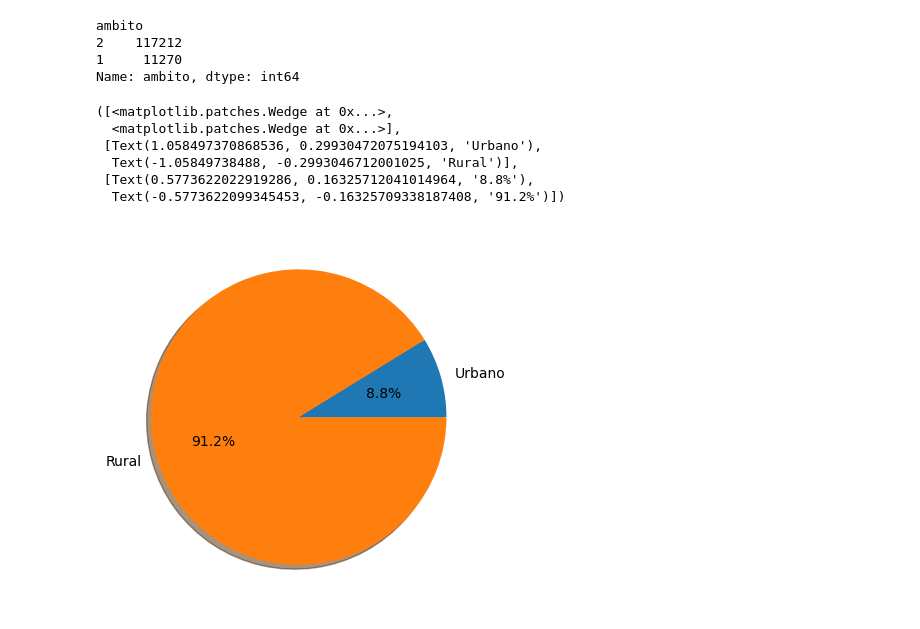
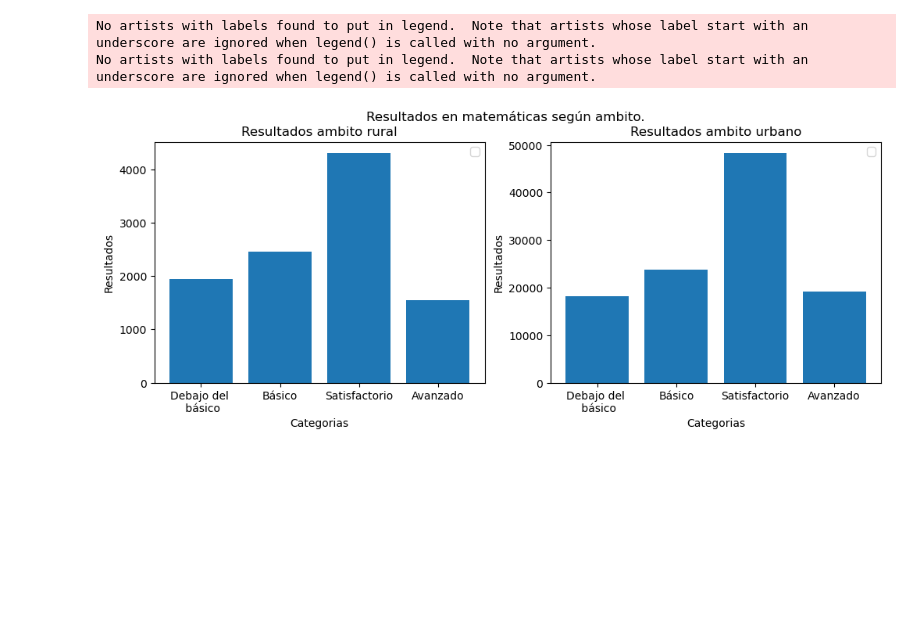
Before and after one commit to FacundoVelazco/TP_CD, a Jupyter notebook: Ejercicio5.ipynb, the cells around one changed output. Drawn from its saved outputs; the diff is of its cells as text; code cells hidden in the pictures; blank space fills up the shorter version.

```diff
--- a/Ejercicio5.ipynb
+++ b/Ejercicio5.ipynb
@@ -3,23 +3,41 @@ import pandas as pd
 import matplotlib.pyplot as plt
 # %%
 df = pd.read_csv('Data/Base Aprender estudiantes 6 primaria 2022 – Muestral L y M.csv',sep=';')
-
-df1 = df.groupby(['ambito'])['ambito'].count()
-df1 = df1.sort_values(ascending=False)
-print(df1)
-fig,ax = plt.subplots()
-urbanos = df1[1]
-rurales = df1[2]
-ax.pie([urbanos,rurales],labels=["Urbano","Rural"],autopct='%1.1f%%',shadow=True)
-# %% [output]
-ambito
-2    117212
-1     11270
-Name: ambito, dtype: int64
-([<matplotlib.patches.Wedge at 0x...>,
-  <matplotlib.patches.Wedge at 0x...>],
- [Text(1.058497370868536, 0.29930472075194103, 'Urbano'),
-  Text(-1.05849738488, -0.2993046712001025, 'Rural')],
- [Text(0.5773622022919286, 0.16325712041014964, '8.8%'),
-  Text(-0.5773622099345453, -0.16325709338187408, '91.2%')])
-[figure, removed]
+# %%
+df1 =df.iloc[:,[5,106]]
+
+condition = lambda x: x != '-9'
+condition2 = lambda x: x != -9
+condition3 = lambda x: x != '-6'
+condition4 = lambda x: x != -6
+condition5 = lambda x: x != ' '
+df1 = df1[condition]
+df1 = df1[condition2]
+df1 = df1[condition3]
+df1 = df1[condition4]
+df1 = df1[condition5]
+# %%
+cuenta = df1.groupby(['ambito','mdesemp'])['ambito'].count()
+# %%
+categorias = ['Debajo del \n básico','Básico','Satisfactorio','Avanzado']
+
+fig, (ax1, ax2) = plt.subplots(1, 2, figsize=(12, 4))
+fig.suptitle('Resultados en matemáticas según ambito.', fontsize=12 )
+ax1.bar(categorias, cuenta[1])
+ax1.set_xlabel('Categorias')
+ax1.set_ylabel('Resultados')
+ax1.set_title('Resultados ambito rural')
+
+ax2.bar(categorias, cuenta[2])
+ax2.set_xlabel('Categorias')
+ax2.set_ylabel('Resultados')
+ax2.set_title('Resultados ambito urbano')
+
+ax1.legend()
+ax2.legend()
+
+plt.show()
+# %% [output]
+No artists with labels found to put in legend.  Note that artists whose label start with an underscore are ignored when legend() is called with no argument.
+No artists with labels found to put in legend.  Note that artists whose label start with an underscore are ignored when legend() is called with no argument.
+[figure, added]
```
Also changed, not shown: 1 other file.
